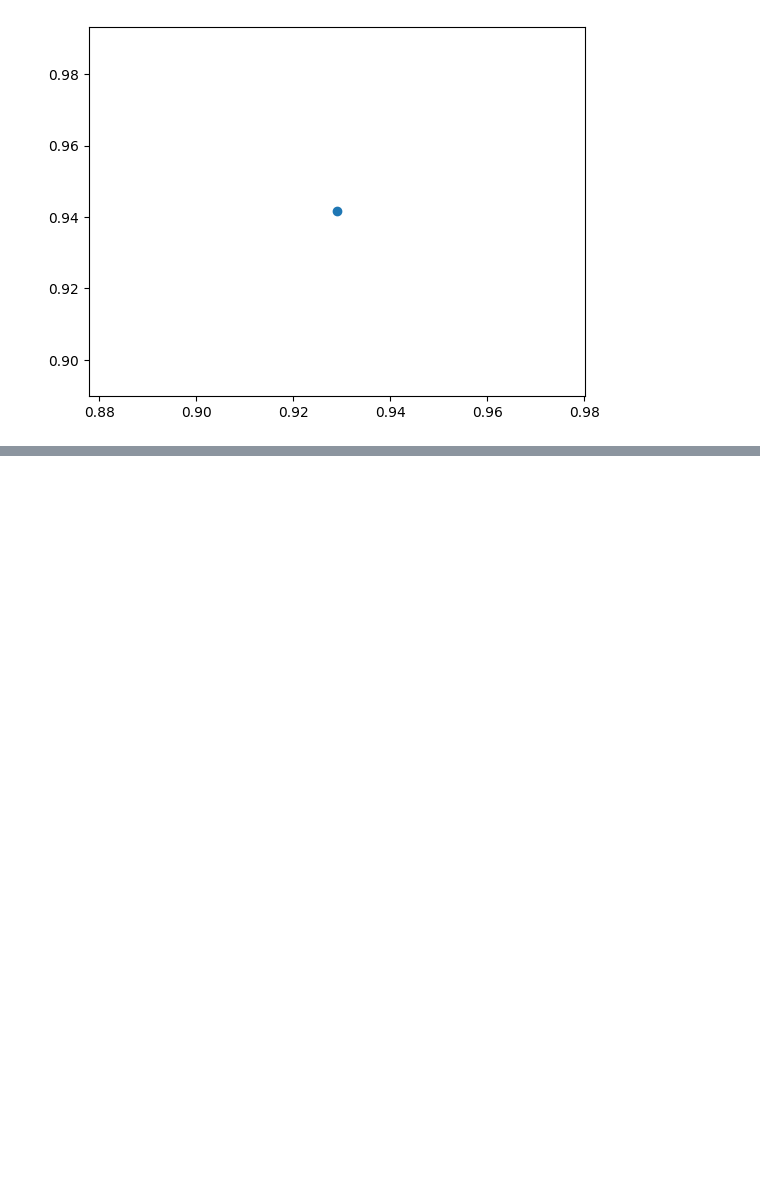
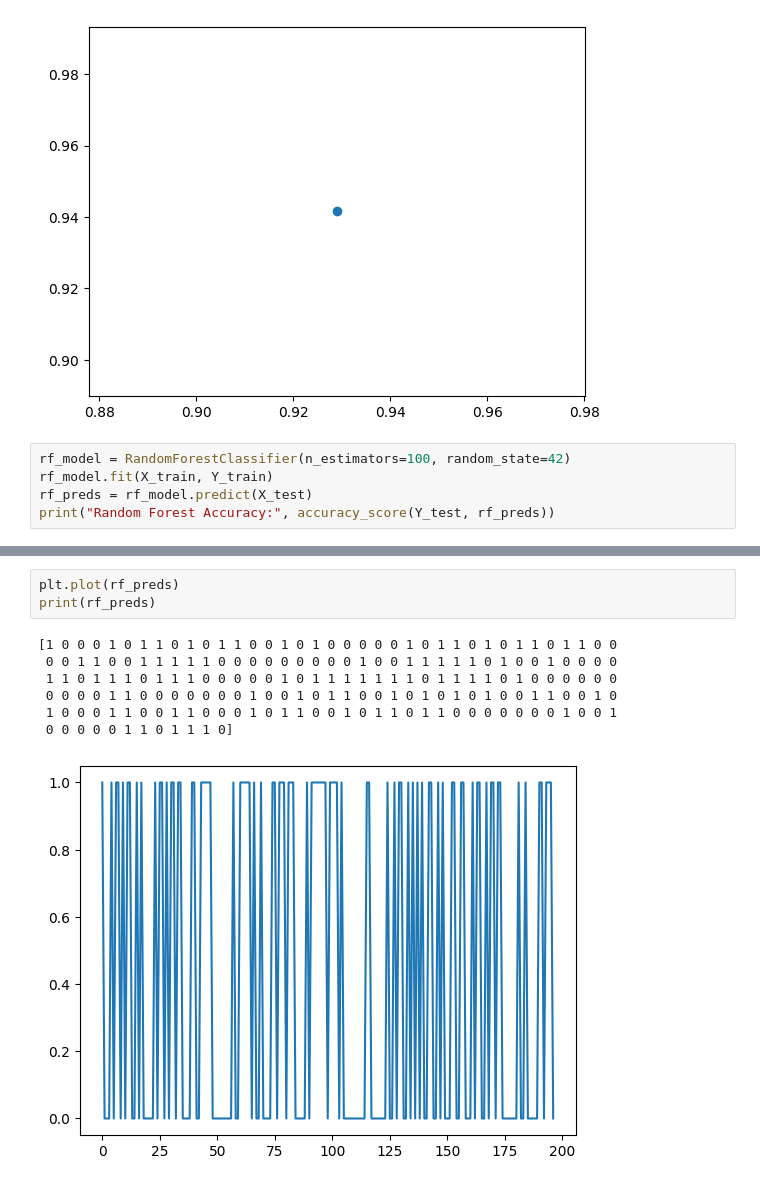
Before and after one commit to adisingh0027/Fraudulent-Card-Detection, a Jupyter notebook: Fraudulent_card_detection.ipynb, the cells around one changed output, grey strips where cells are left out. Cells and saved outputs as stored; diff of their text form; blank space fills up the shorter version.

```diff
--- a/Fraudulent_card_detection.ipynb
+++ b/Fraudulent_card_detection.ipynb
@@ -350,3 +352,8 @@ plt.scatter(test_data_accuracy,training_data_accuracy)
 plt.show()
 # %% [output]
 [figure]
+# %%
+rf_model = RandomForestClassifier(n_estimators=100, random_state=42)
+rf_model.fit(X_train, Y_train)
+rf_preds = rf_model.predict(X_test)
+print("Random Forest Accuracy:", accuracy_score(Y_test, rf_preds))
@@ -352,0 +398,11 @@ plt.show()
+# %%
+plt.plot(rf_preds)
+print(rf_preds)
+# %% [output]
+[1 0 0 0 1 0 1 1 0 1 0 1 1 0 0 1 0 1 0 0 0 0 0 1 0 1 1 0 1 0 1 1 0 1 1 0 0
+ 0 0 1 1 0 0 1 1 1 1 1 0 0 0 0 0 0 0 0 0 1 0 0 1 1 1 1 1 0 1 0 0 1 0 0 0 0
+ 1 1 0 1 1 1 0 1 1 1 0 0 0 0 0 1 0 1 1 1 1 1 1 1 0 1 1 1 1 0 1 0 0 0 0 0 0
+ 0 0 0 0 1 1 0 0 0 0 0 0 0 1 0 0 1 0 1 1 0 0 1 0 1 0 1 0 1 0 0 1 1 0 0 1 0
+ 1 0 0 0 1 1 0 0 1 1 0 0 0 1 0 1 1 0 0 1 0 1 1 0 1 1 0 0 0 0 0 0 0 1 0 0 1
+ 0 0 0 0 0 1 1 0 1 1 1 0]
+[figure, added]
```
Also changed, not shown: parts of 5 cells of this notebook.
